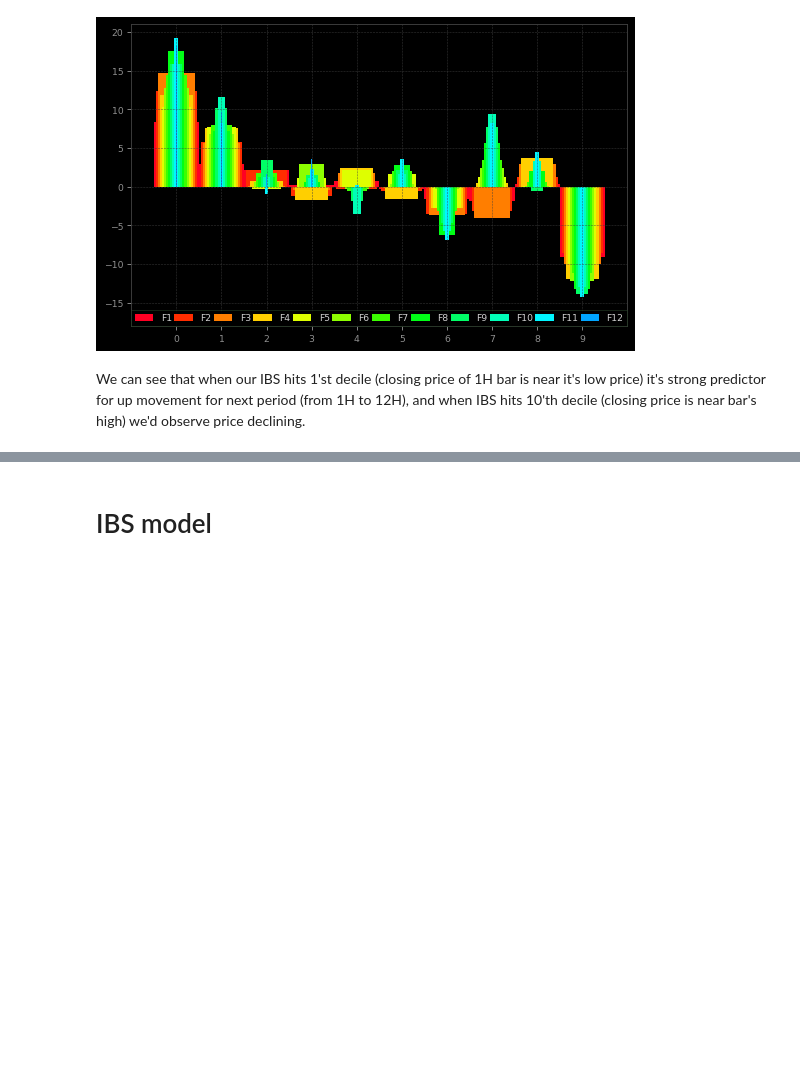
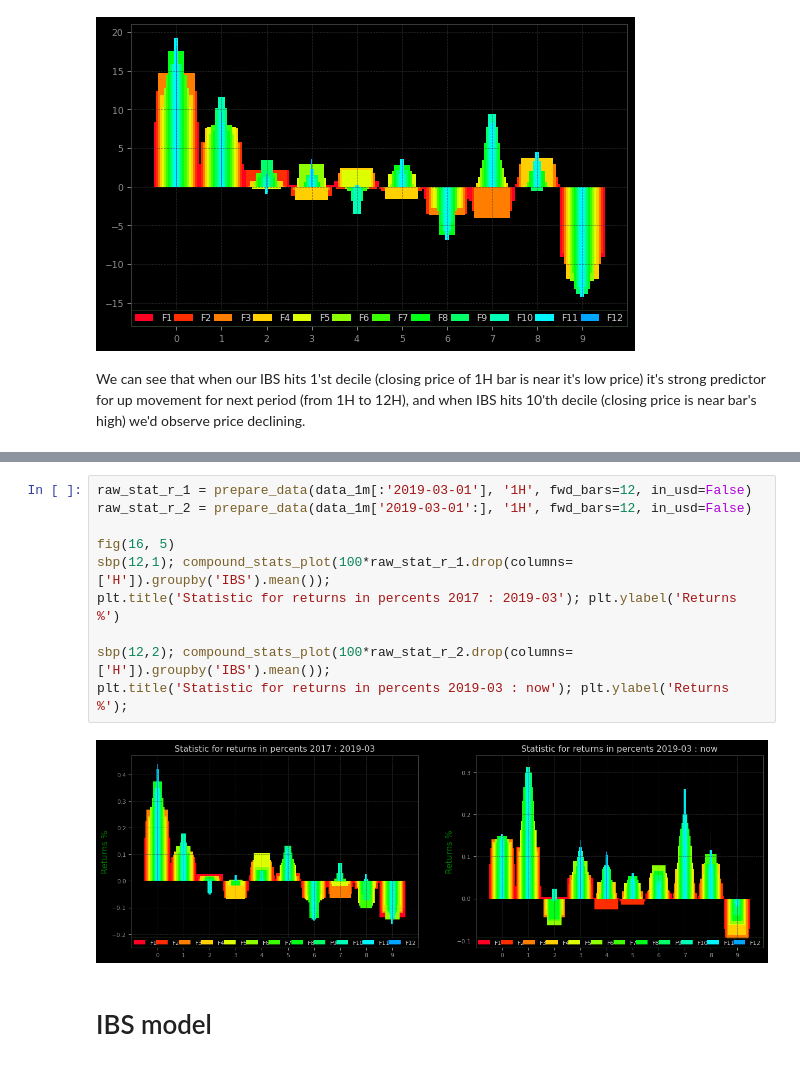
Before and after one commit to dmarienko/cryptomomentum, a Jupyter notebook: models/4. IBS testing.ipynb, the cells around one changed output, grey strips where cells are left out. Cells and saved outputs as stored; diff of their text form; blank space fills up the shorter version.

```diff
--- a/models/4. IBS testing.ipynb
+++ b/models/4. IBS testing.ipynb
@@ -111,3 +148,15 @@ We can see that when our IBS hits 1'st decile (closing price of 1H bar is near i
+# %%
+raw_stat_r_1 = prepare_data(data_1m[:'2019-03-01'], '1H', fwd_bars=12, in_usd=False)
+raw_stat_r_2 = prepare_data(data_1m['2019-03-01':], '1H', fwd_bars=12, in_usd=False)
+
+fig(16, 5)
+sbp(12,1); compound_stats_plot(100*raw_stat_r_1.drop(columns=['H']).groupby('IBS').mean());
+plt.title('Statistic for returns in percents 2017 : 2019-03'); plt.ylabel('Returns %')
+
+sbp(12,2); compound_stats_plot(100*raw_stat_r_2.drop(columns=['H']).groupby('IBS').mean());
+plt.title('Statistic for returns in percents 2019-03 : now'); plt.ylabel('Returns %');
+# %% [output]
+[figure, added]
 # %% [markdown]
 # IBS model
 # %% [markdown]
```
Also changed, not shown: parts of 4 cells of this notebook, 1 other file.
